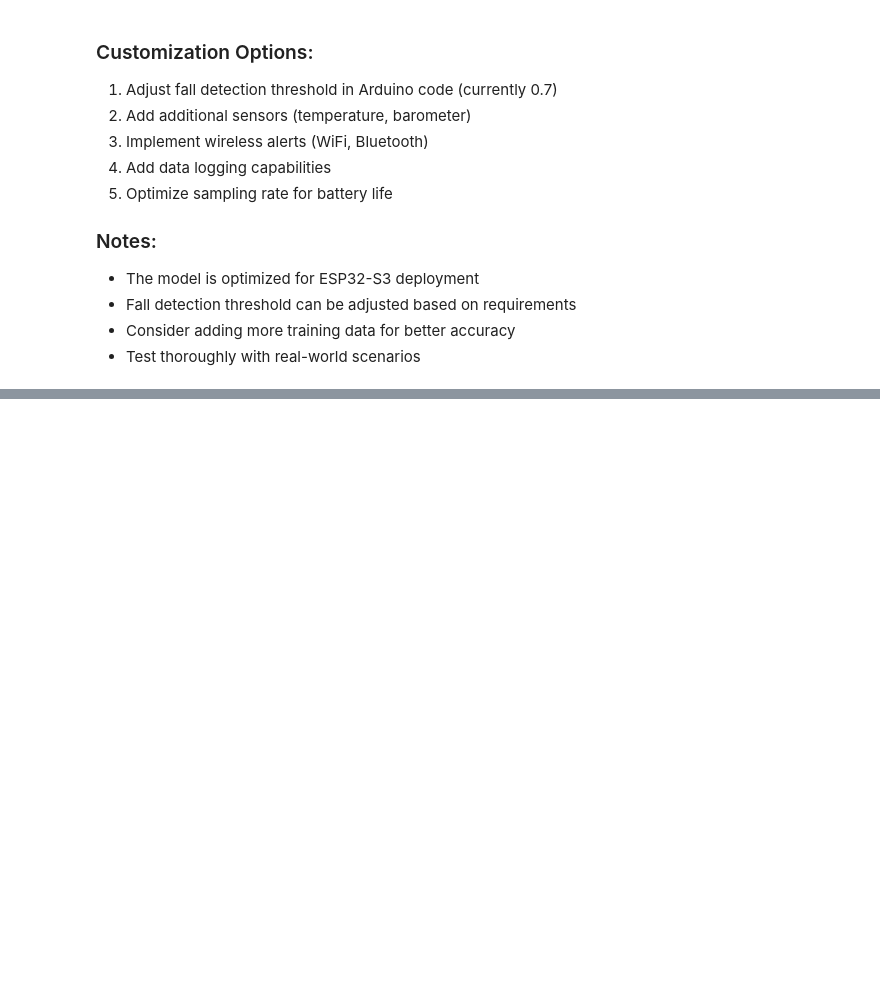
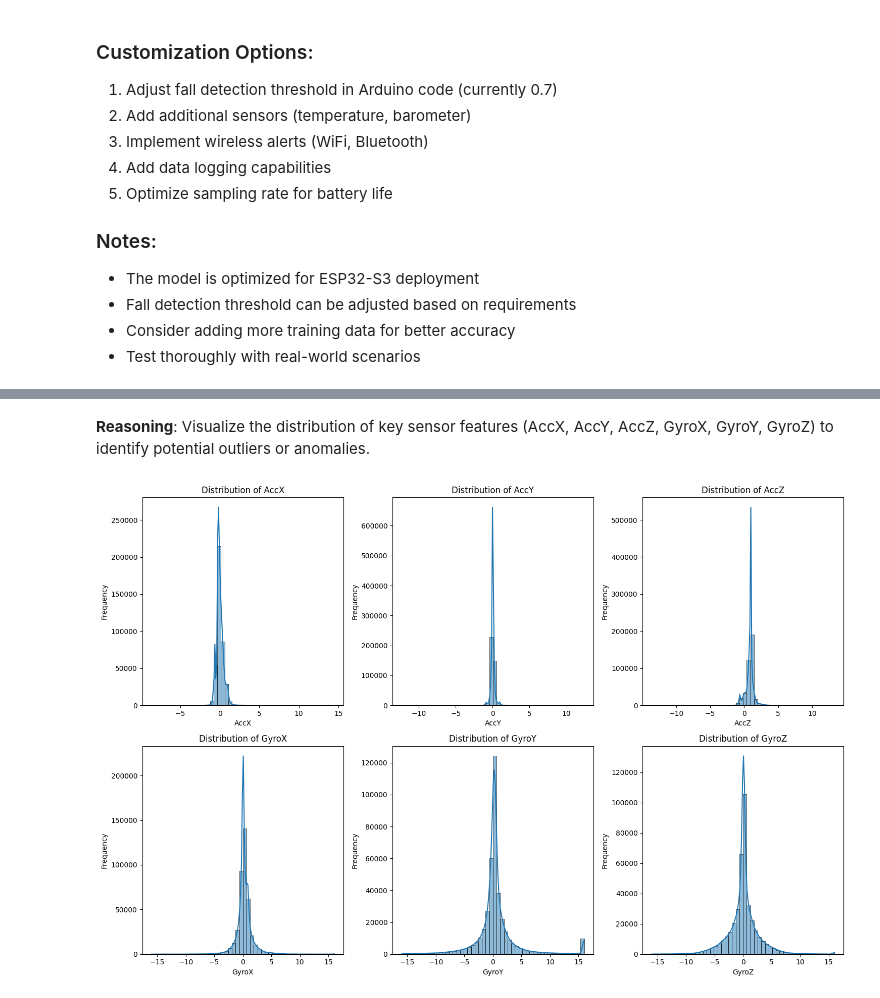
Before and after one commit to mochshultan/imu-cnn, a Jupyter notebook: elderly_fall_detection_cnn_lstm_attention.ipynb, the cells around one changed output, grey strips where cells are left out. Cells and saved outputs as stored; diff of their text form; code cells hidden in the pictures; blank space fills up the shorter version.

```diff
--- a/elderly_fall_detection_cnn_lstm_attention.ipynb
+++ b/elderly_fall_detection_cnn_lstm_attention.ipynb
@@ -114,8 +150,7 @@ def load_sensor_data(dataset_path, max_samples_per_class=None, sequence_length=8
                 df = pd.read_csv(file_path)
 
                 # Select relevant sensor features
-                feature_columns = ['AccX', 'AccY', 'AccZ', 'Magnitude',
-                                 'GyroX', 'GyroY', 'GyroZ', 'Temperature', 'Altitude']
+                feature_columns = ['AccX', 'AccY', 'AccZ','GyroX', 'GyroY', 'GyroZ', 'Altitude']
 
                 # Ensure all columns exist
                 available_columns = [col for col in feature_columns if col in df.columns]
@@ -170,7 +205,7 @@ def load_sensor_data(dataset_path, max_samples_per_class=None, sequence_length=8
 # Reduce max_samples_per_class for faster training during development
 X, y, label_encoder = load_sensor_data(
     DATASET_PATH,
-    max_samples_per_class=500,  # Increase this or set to None for full dataset
+    max_samples_per_class=None,  # Increase this or set to None for full dataset
     sequence_length=801
 )
 
@@ -376,7 +467,7 @@ print(f"Estimated model size: ~{param_count * 4 / 1024 / 1024:.2f} MB (32-bit fl
 # Create callbacks for training
 early_stopping = callbacks.EarlyStopping(
     monitor='val_loss',
-    patience=10,
+    patience=20,
     restore_best_weights=True
 )
 
@@ -402,8 +493,15 @@ print(f"Training samples: {len(X_train_scaled)}")
 print(f"Validation samples: {len(X_val_scaled)}")
 
 # Training parameters
-EPOCHS = 50
+EPOCHS = 200
 BATCH_SIZE = 32
+
+# Use explicit metric objects to avoid potential type errors
+model.compile(
+    optimizer=optimizers.Adam(learning_rate=0.001),
+    loss='categorical_crossentropy',
+    metrics=['accuracy', tf.keras.metrics.Precision(), tf.keras.metrics.Recall()]
+)
 
 # Start training
 history = model.fit(
@@ -516,6 +654,14 @@ def convert_to_tflite(model, model_name="fall_detection_model"):
 
     # Apply optimizations for microcontroller deployment
     converter.optimizations = [tf.lite.Optimize.DEFAULT]
+
+    # Recommended settings from error message
+    converter.target_spec.supported_ops = [
+        tf.lite.OpsSet.TFLITE_BUILTINS,
+        tf.lite.OpsSet.SELECT_TF_OPS
+    ]
+    converter._experimental_lower_tensor_list_ops = False
+
 
     # Try quantization for smaller size
     try:
@@ -537,9 +683,15 @@ def convert_to_tflite(model, model_name="fall_detection_model"):
         print(f"Quantized conversion failed: {e}")
         print("Using basic conversion...")
 
-        # Fallback to basic conversion
+        # Fallback to basic conversion with recommended settings
         converter = tf.lite.TFLiteConverter.from_keras_model(model)
         converter.optimizations = [tf.lite.Optimize.DEFAULT]
+        converter.target_spec.supported_ops = [
+            tf.lite.OpsSet.TFLITE_BUILTINS,
+            tf.lite.OpsSet.SELECT_TF_OPS
+        ]
+        converter._experimental_lower_tensor_list_ops = False
+
 
         tflite_model = converter.convert()
         filename = f'{model_name}_basic.tflite'
@@ -894,0 +1118,17 @@ print("="*60)
+# %% [markdown]
+**Reasoning**:
+Visualize the distribution of key sensor features (AccX, AccY, AccZ, GyroX, GyroY, GyroZ) to identify potential outliers or anomalies.
+# %%
+# Visualize distribution of key sensor features
+feature_columns = ['AccX', 'AccY', 'AccZ', 'GyroX', 'GyroY', 'GyroZ']
+plt.figure(figsize=(15, 10))
+for i, col in enumerate(feature_columns):
+    plt.subplot(2, 3, i + 1)
+    sns.histplot(data=df, x=col, kde=True, bins=50)
+    plt.title(f'Distribution of {col}')
+    plt.xlabel(col)
+    plt.ylabel('Frequency')
+plt.tight_layout()
+plt.show()
+# %% [output]
+[figure, added]
```
Also changed, not shown: parts of 19 cells of this notebook.
